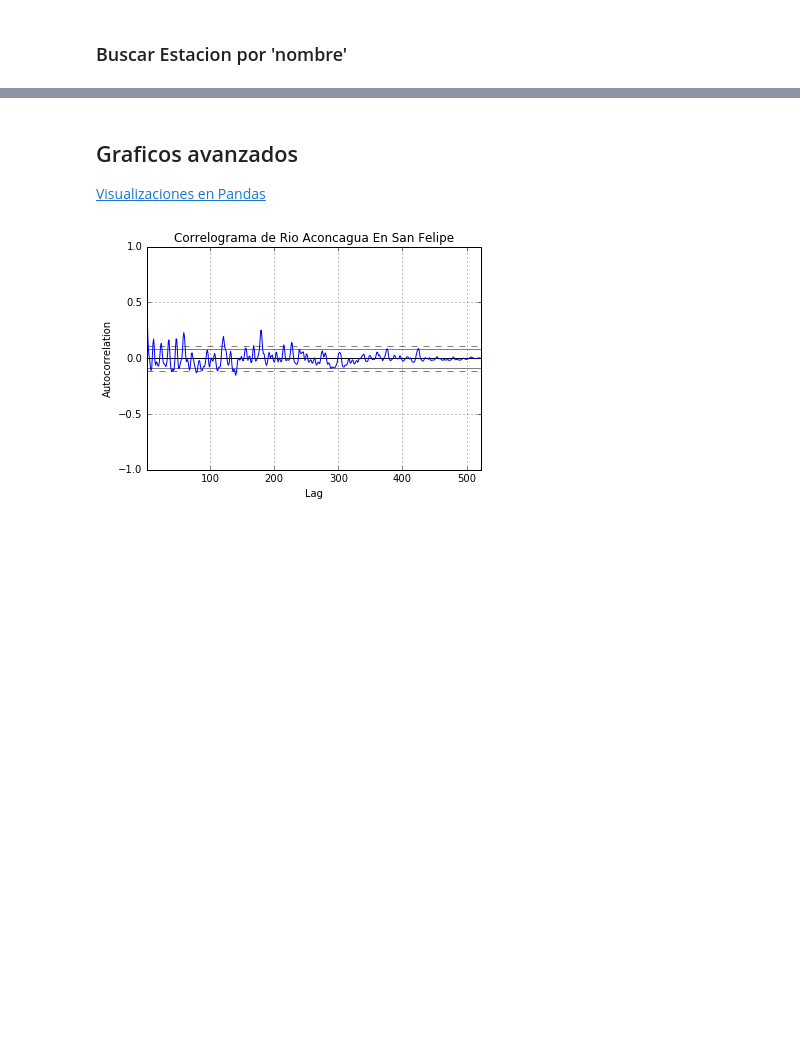
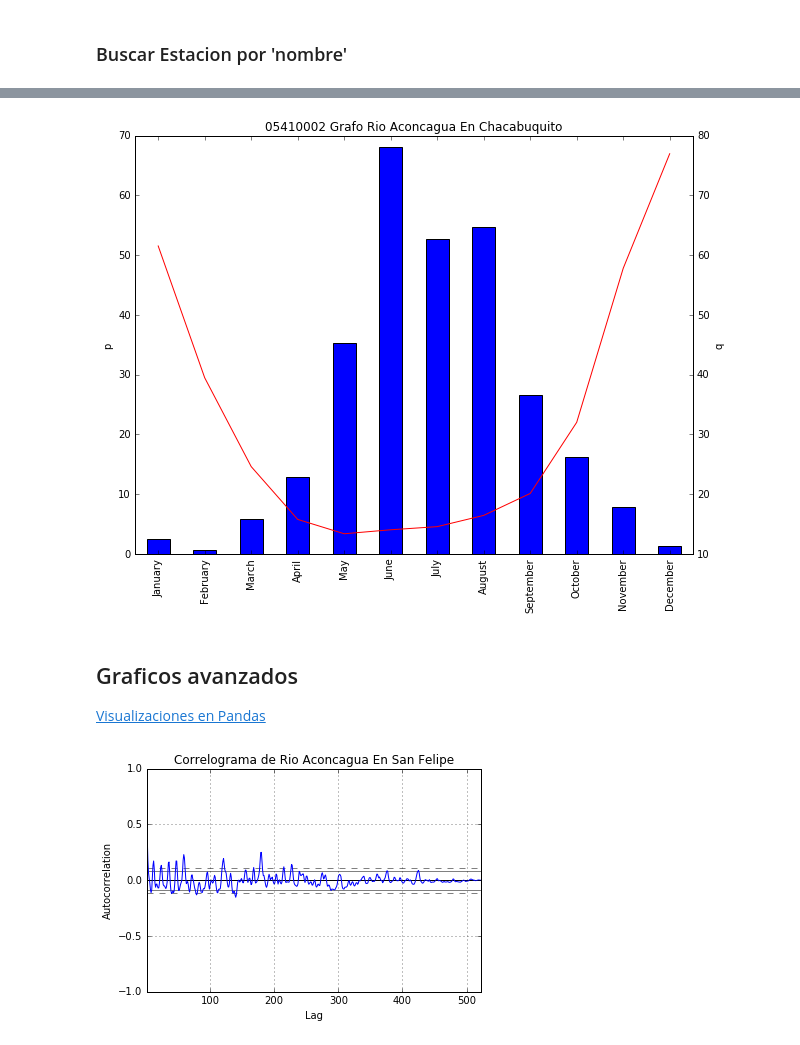
Before and after one commit to collabmarket/cr2_data, a Jupyter notebook: Example2.ipynb, the cells around one changed output, grey strips where cells are left out. Cells and saved outputs as stored; diff of their text form; code cells hidden in the pictures; blank space fills up the shorter version.

```diff
--- a/Example2.ipynb
+++ b/Example2.ipynb
@@ -36,3 +50,8 @@ aux[aux.cantidad_observaciones > 500]
+# %%
+# No es climograma, Precipitacion y caudales mensuales
+plot_climograph(prec, caud, '05410002')
+# %% [output]
+[figure, added]
 # %% [markdown]
 ## Graficos avanzados
 
```
Also changed, not shown: parts of 5 cells of this notebook.
